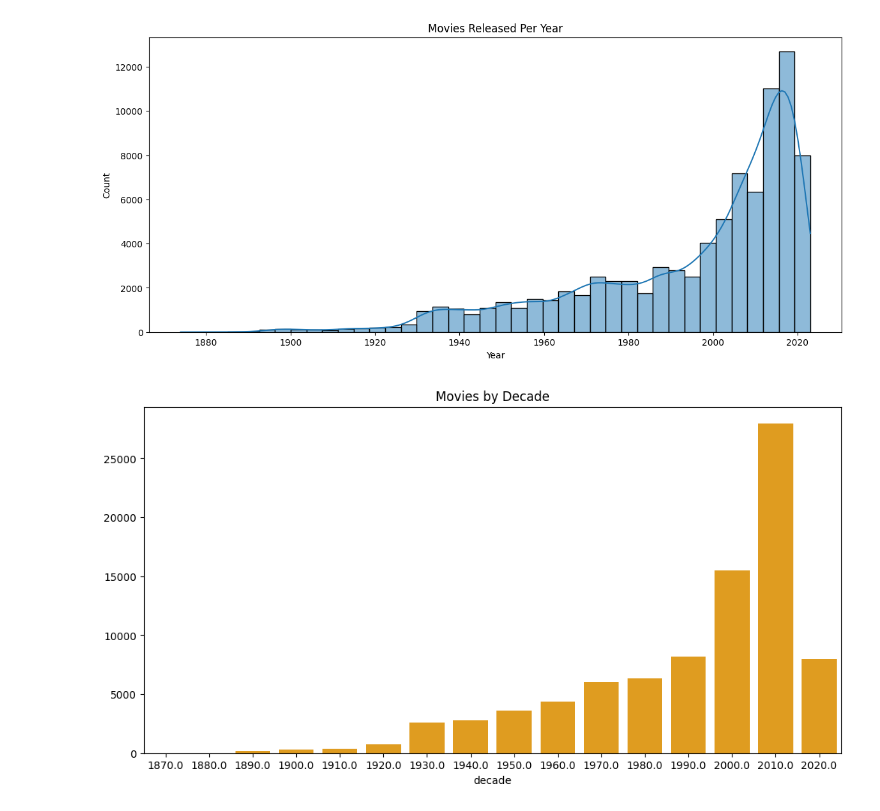
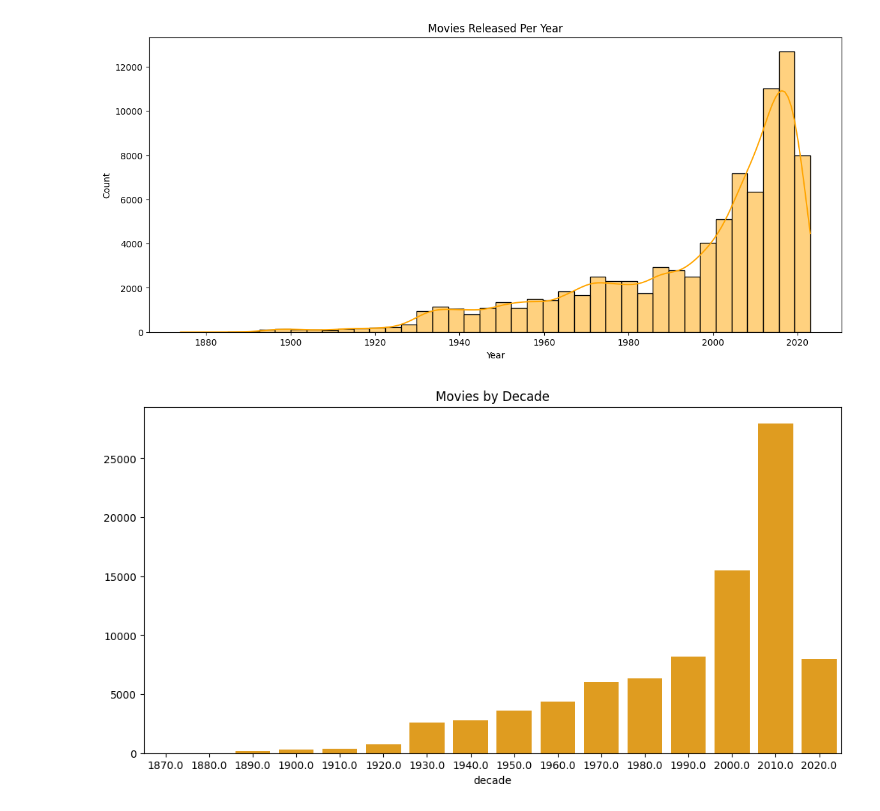
Before and after one commit to nakranimeet18/recommendation-engine-platform, a Jupyter notebook: notebooks/04_data_visualization.ipynb, the cells around one changed output. Drawn from its saved outputs; the diff is of its cells as text; code cells hidden in the pictures.

```diff
--- a/notebooks/04_data_visualization.ipynb
+++ b/notebooks/04_data_visualization.ipynb
@@ -12,22 +12,23 @@ tags = pd.read_csv("/Users/meetnakrani/Library/Mobile Documents/com~apple~CloudD
 # %%
 import matplotlib.pyplot as plt
 import seaborn as sns
 
 plt.figure(figsize=(14,6))
 
 sns.histplot(
     movies['year'],
     bins=40,
-    kde=True
+    kde=True,
+    color = "orange"
 )
 
 plt.title('Movies Released Per Year')
 plt.xlabel('Year')
 plt.ylabel('Count')
 
 plt.show()
 # %% [output]
-[figure, old version]
+[figure, new version]
 # %%
 
 movies['decade'] = (movies["year"]//10)*10
```
Also changed, not shown: parts of 12 cells of this notebook.
